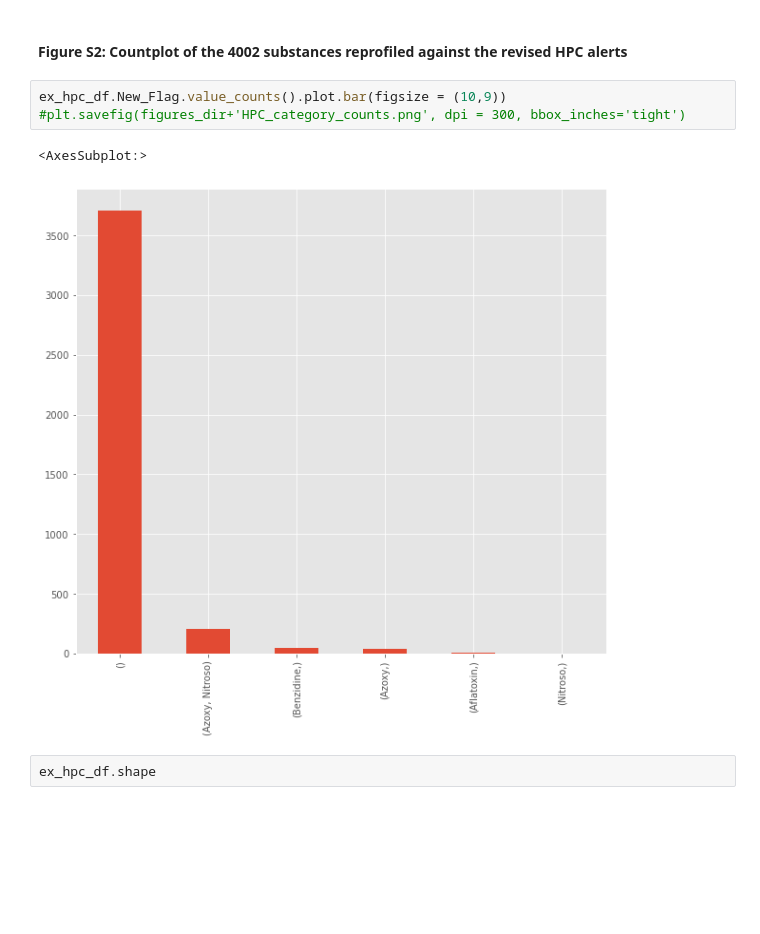
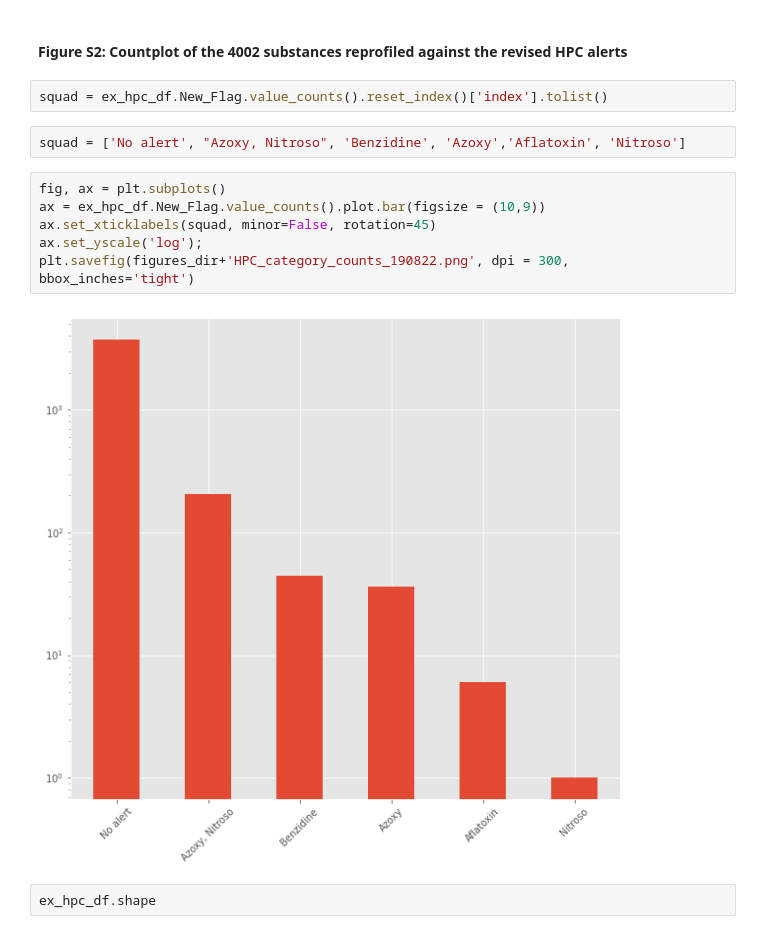
Before and after one commit to g-patlewicz/ttc_exclusions, a Jupyter notebook: notebooks/03_gp_exclusions.ipynb, the cells around one changed output. Cells and saved outputs as stored; diff of their text form; blank space fills up the shorter version.

```diff
--- a/notebooks/03_gp_exclusions.ipynb
+++ b/notebooks/03_gp_exclusions.ipynb
@@ -798,12 +798,18 @@ ex_hpc_df = pd.DataFrame(list(ex_hpc.items()), columns = ['DTXSID', 'Flag'])
 ex_hpc_df['New_Flag']=[tuple(e) for e in ex_hpc_df['Flag']]
 # %% [markdown]
 #### Figure S2: Countplot of the 4002 substances reprofiled against the revised HPC alerts
+# %%
+squad = ex_hpc_df.New_Flag.value_counts().reset_index()['index'].tolist()
+# %%
+squad = ['No alert', "Azoxy, Nitroso", 'Benzidine', 'Azoxy','Aflatoxin', 'Nitroso']
 # %%
-ex_hpc_df.New_Flag.value_counts().plot.bar(figsize = (10,9))
-#plt.savefig(figures_dir+'HPC_category_counts.png', dpi = 300, bbox_inches='tight')
+fig, ax = plt.subplots()
+ax = ex_hpc_df.New_Flag.value_counts().plot.bar(figsize = (10,9))
+ax.set_xticklabels(squad, minor=False, rotation=45)
+ax.set_yscale('log');
+plt.savefig(figures_dir+'HPC_category_counts_190822.png', dpi = 300, bbox_inches='tight')
 # %% [output]
-<AxesSubplot:>
-[figure, old version]
+[figure, new version]
 # %%
 ex_hpc_df.shape
 # %% [output]
```
Also changed, not shown: parts of 9 cells of this notebook, 1 other file.
